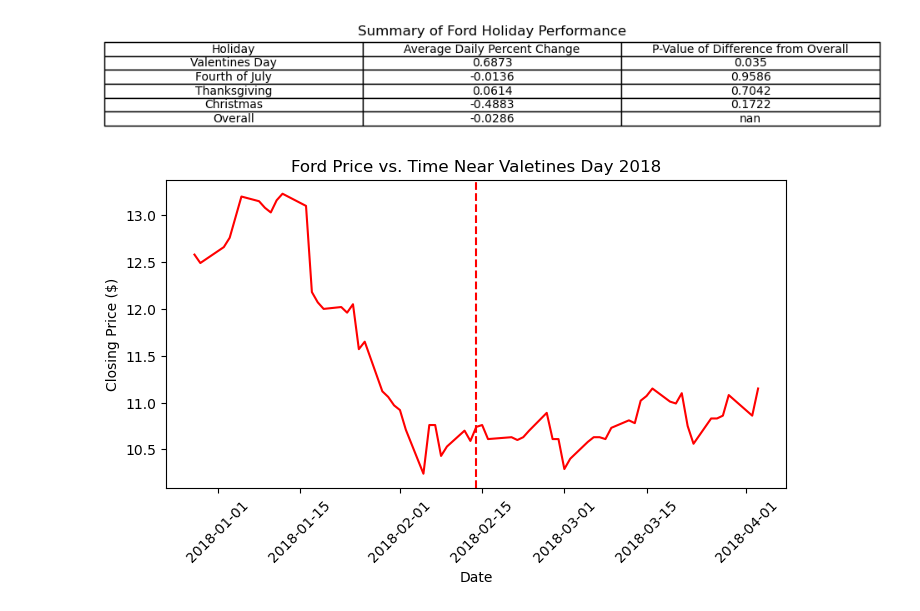
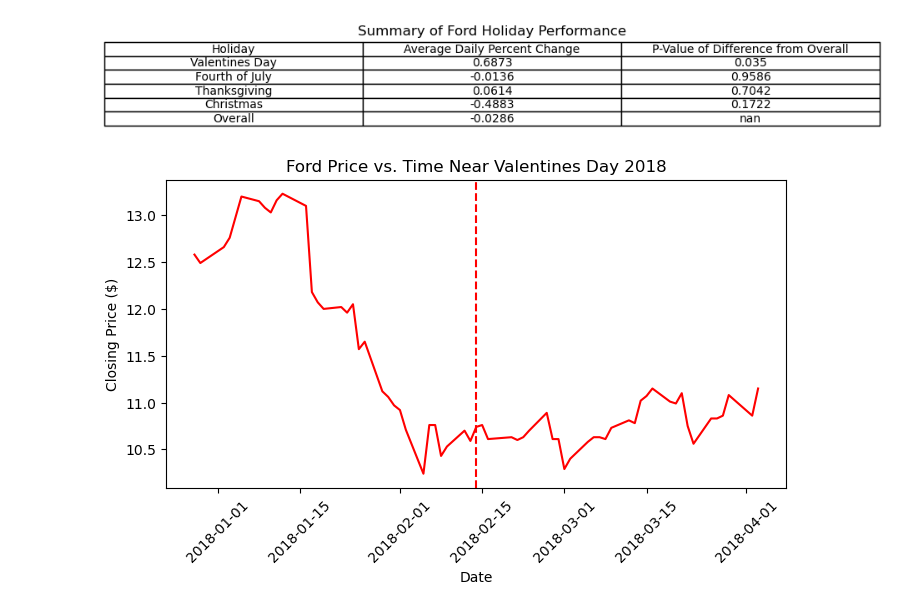
Before and after one commit to ssingh-03/AMS325-StocksAndSeasons-Project-Fall2024, a Jupyter notebook: Holidays_Code/AMS325-StocksAndSeasons-SukhjitHolidays_Ford_stocks.ipynb, the cells around one changed output. Drawn from its saved outputs; the diff is of its cells as text; code cells hidden in the pictures.

```diff
--- a/Holidays_Code/AMS325-StocksAndSeasons-SukhjitHolidays_Ford_stocks.ipynb
+++ b/Holidays_Code/AMS325-StocksAndSeasons-SukhjitHolidays_Ford_stocks.ipynb
@@ -268,12 +268,12 @@ plt.show()
 # %%
 plt.figure(figsize=(8, 4))
 plt.plot(ford_proc.iloc[va18s-30:va18e+30]['Date'], ford_proc.iloc[va18s-30:va18e+30]['Close'], linestyle='-', color='r')
-plt.title('Ford Price vs. Time Near Valetines Day 2018')
+plt.title('Ford Price vs. Time Near Valentines Day 2018')
 plt.xlabel('Date')
 plt.ylabel('Closing Price ($)')
 plt.xticks(rotation=45)
 plt.axvline(x = datetime.datetime(2018, 2, 14), color = 'r', linestyle = '--')
 plt.savefig('ford_prices_va2018.jpg', bbox_inches="tight")
 plt.show()
 # %% [output]
-[figure, old version]
+[figure, new version]
```
Also changed, not shown: 1 other file.
